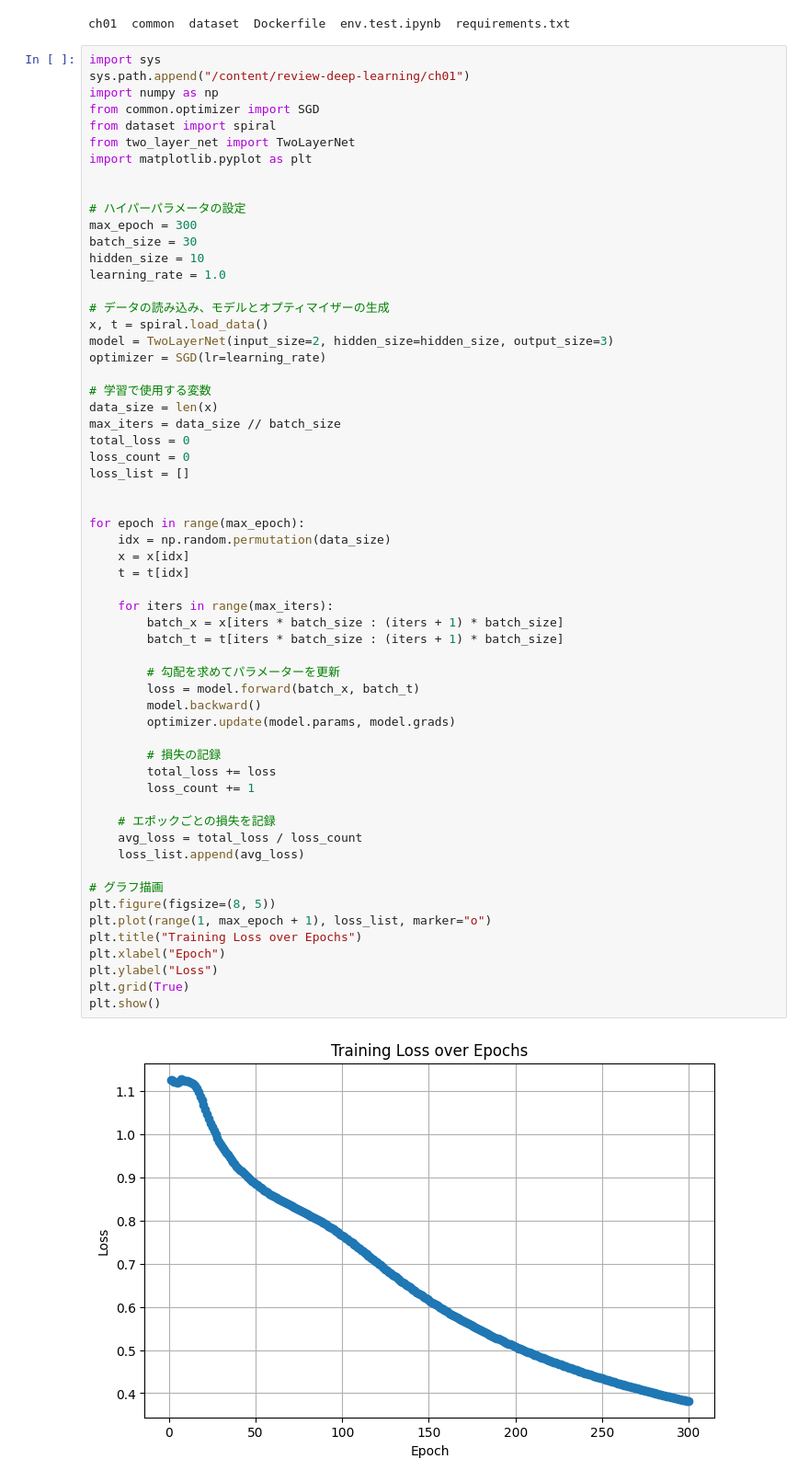
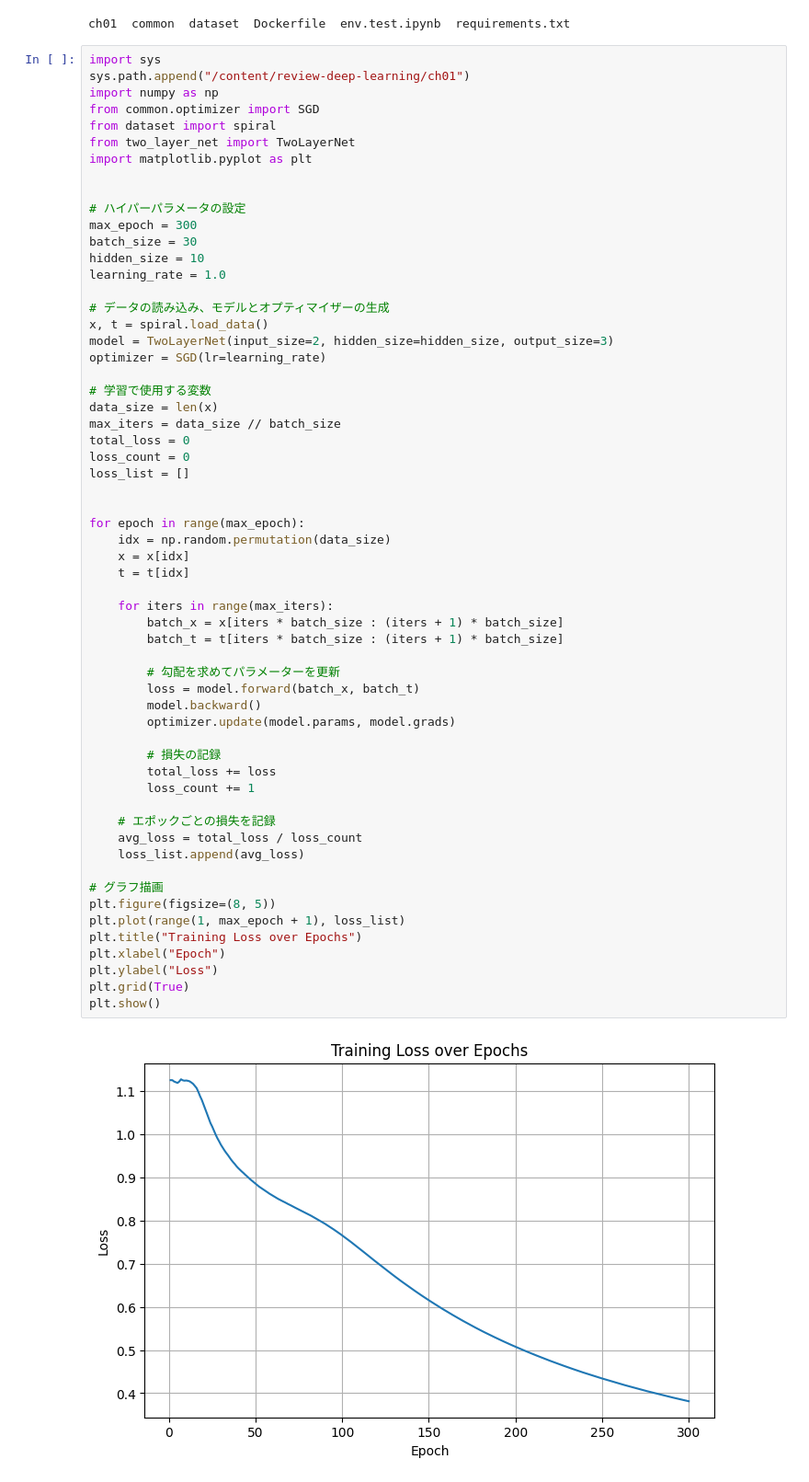
Before and after one commit to TOnodera/review-deep-learning, a Jupyter notebook: ch01/train_custom_loop.ipynb, the cells around one changed output. Shown at 92% size. Drawn from its saved outputs; the diff is of its cells as text.

```diff
--- a/ch01/train_custom_loop.ipynb
+++ b/ch01/train_custom_loop.ipynb
@@ -35,32 +35,32 @@ loss_list = []
 for epoch in range(max_epoch):
     idx = np.random.permutation(data_size)
     x = x[idx]
     t = t[idx]
 
     for iters in range(max_iters):
         batch_x = x[iters * batch_size : (iters + 1) * batch_size]
         batch_t = t[iters * batch_size : (iters + 1) * batch_size]
 
         # 勾配を求めてパラメーターを更新
         loss = model.forward(batch_x, batch_t)
         model.backward()
         optimizer.update(model.params, model.grads)
 
         # 損失の記録
         total_loss += loss
         loss_count += 1
 
     # エポックごとの損失を記録
     avg_loss = total_loss / loss_count
     loss_list.append(avg_loss)
 
 # グラフ描画
 plt.figure(figsize=(8, 5))
-plt.plot(range(1, max_epoch + 1), loss_list, marker="o")
+plt.plot(range(1, max_epoch + 1), loss_list)
 plt.title("Training Loss over Epochs")
 plt.xlabel("Epoch")
 plt.ylabel("Loss")
 plt.grid(True)
 plt.show()
 # %% [output]
-[figure, old version]
+[figure, new version]
```
